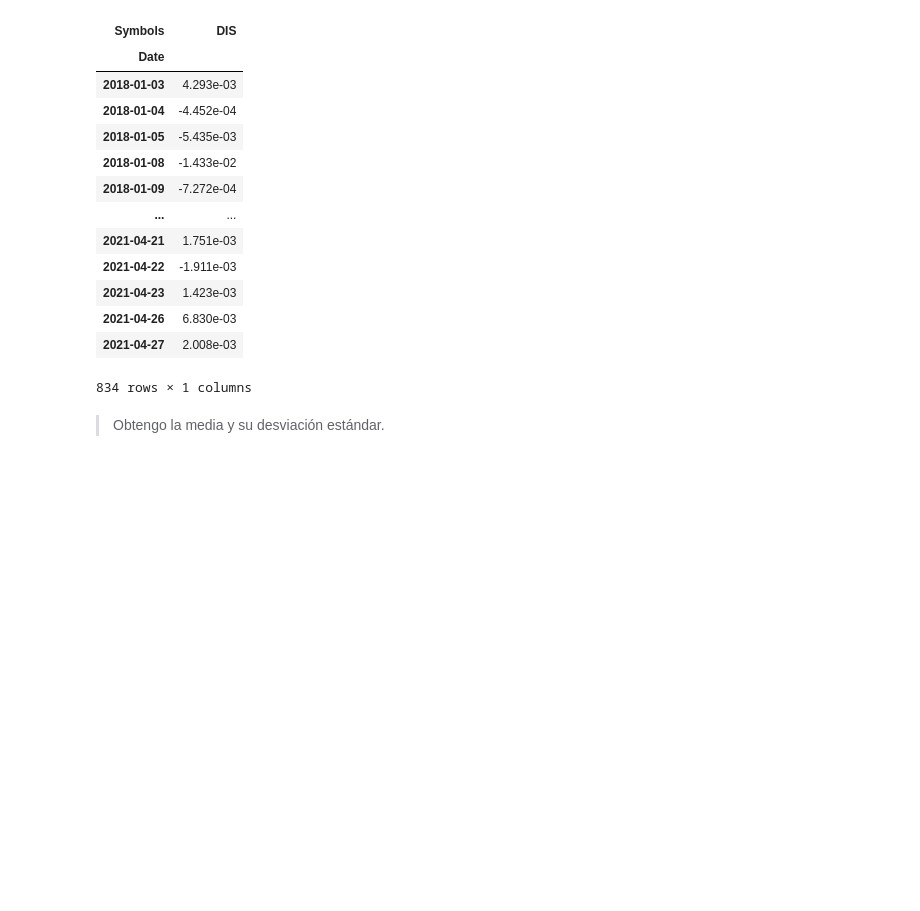
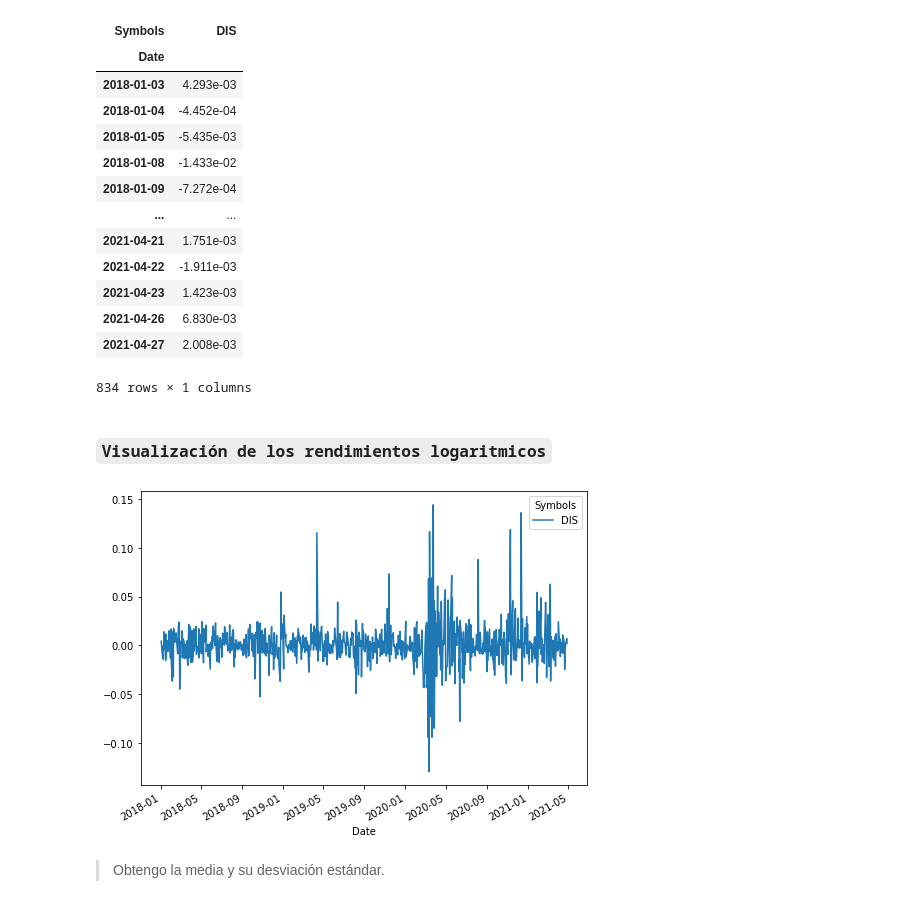
Before and after one commit to JuanPablo2019/Tarea9, a Jupyter notebook: Tarea9.ipynb, the cells around one changed output. Cells and saved outputs as stored; diff of their text form; code cells hidden in the pictures; blank space fills up the shorter version.

```diff
--- a/Tarea9.ipynb
+++ b/Tarea9.ipynb
@@ -156,6 +157,12 @@ ret = closes_dis.pct_change().iloc[1:]
 | 2021-04-26 | 6.830e-03 |
 | 2021-04-27 | 2.008e-03 |
 834 rows × 1 columns
+# %% [markdown]
+### `Visualización de los rendimientos logaritmicos`
+# %%
+ret.plot(figsize=[8,6]);
+# %% [output]
+[figure, added]
 # %% [markdown]
 >Obtengo la media y su desviación estándar.
 # %%
```
Also changed, not shown: parts of 36 cells of this notebook.
